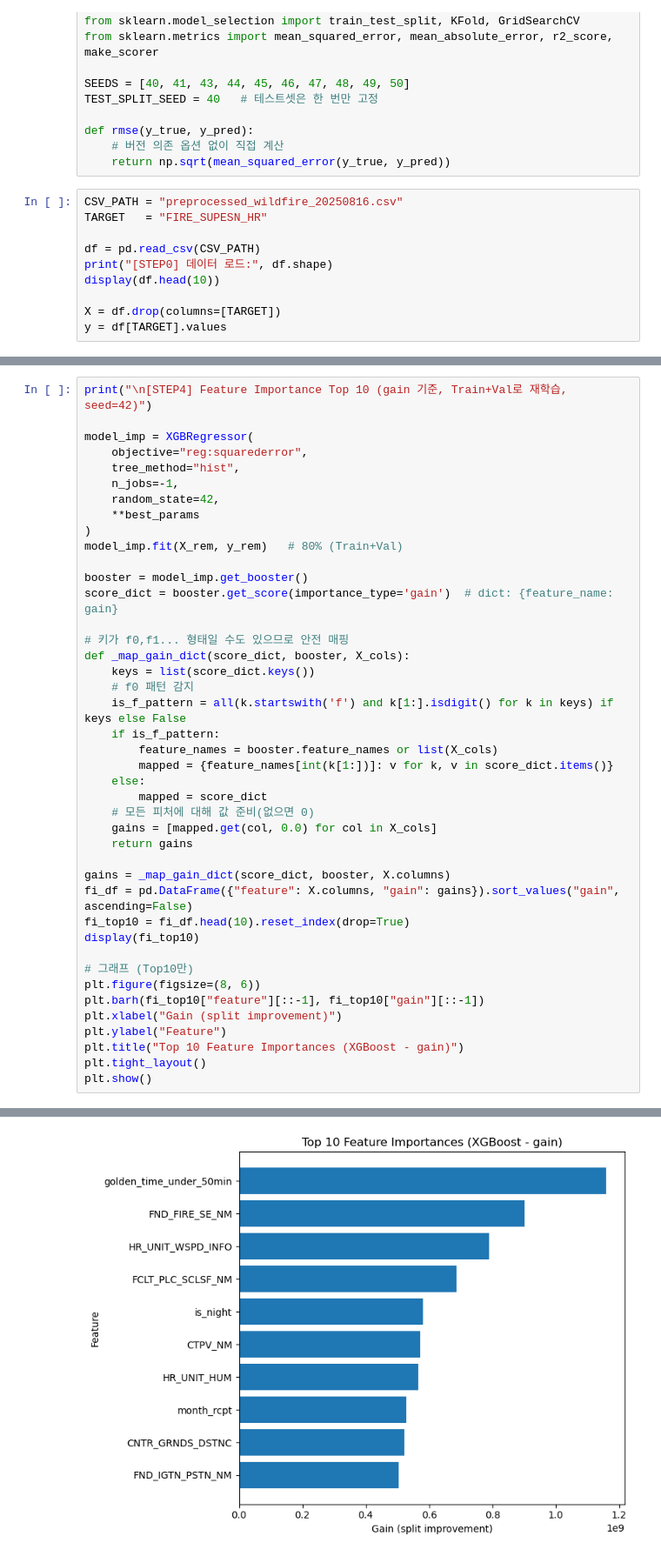
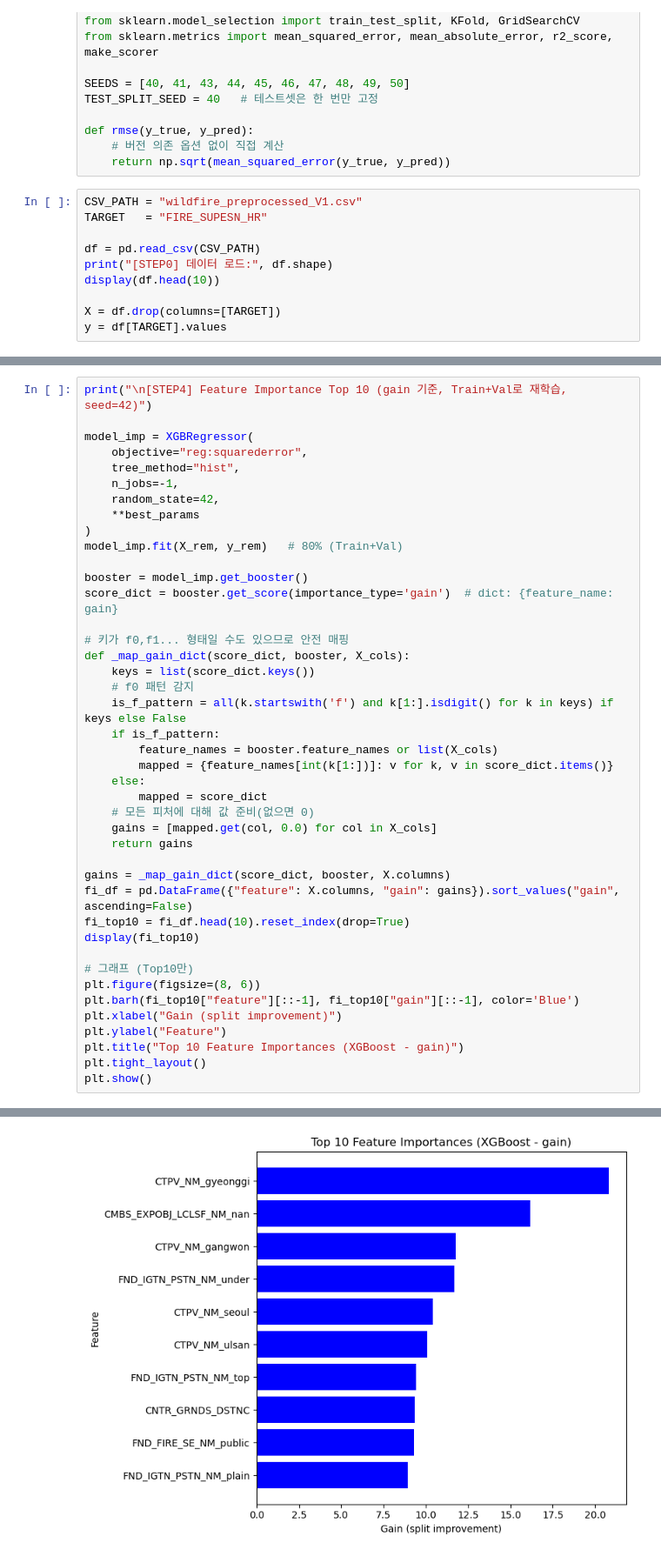
Before and after one commit to SNU-Bigdata-Fintech-AI/KR-WIldfireData-MachineLearning, a Jupyter notebook: Model/BGT/XGBoost_BGT.ipynb, the cells around one changed output, grey strips where cells are left out. Shown at 87% size. Drawn from its saved outputs; the diff is of its cells as text.

```diff
--- a/Model/BGT/XGBoost_BGT.ipynb
+++ b/Model/BGT/XGBoost_BGT.ipynb
@@ -25,7 +21,7 @@ def rmse(y_true, y_pred):
     # 버전 의존 옵션 없이 직접 계산
     return np.sqrt(mean_squared_error(y_true, y_pred))
 # %%
-CSV_PATH = "preprocessed_wildfire_20250816.csv"
+CSV_PATH = "wildfire_preprocessed_V1.csv"
 TARGET   = "FIRE_SUPESN_HR"
 
 df = pd.read_csv(CSV_PATH)
@@ -273,7 +266,7 @@ display(fi_top10)
 
 # 그래프 (Top10만)
 plt.figure(figsize=(8, 6))
-plt.barh(fi_top10["feature"][::-1], fi_top10["gain"][::-1])
+plt.barh(fi_top10["feature"][::-1], fi_top10["gain"][::-1], color='Blue')
 plt.xlabel("Gain (split improvement)")
 plt.ylabel("Feature")
 plt.title("Top 10 Feature Importances (XGBoost - gain)")
@@ -295,4 +288,4 @@ plt.show()
-[figure, old version]
+[figure, new version]
 # %%
 print("\n[STEP5] SHAP Top 10")
 
```
Also changed, not shown: parts of 7 cells of this notebook, 2 other files.
